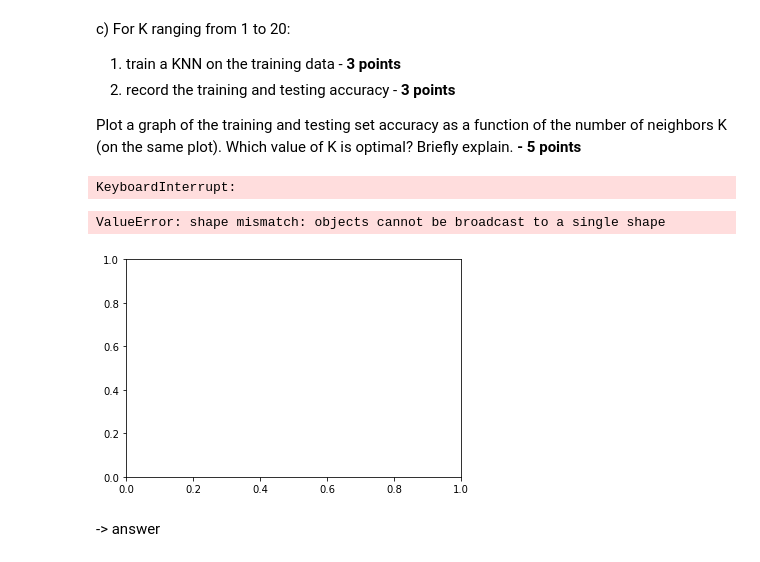
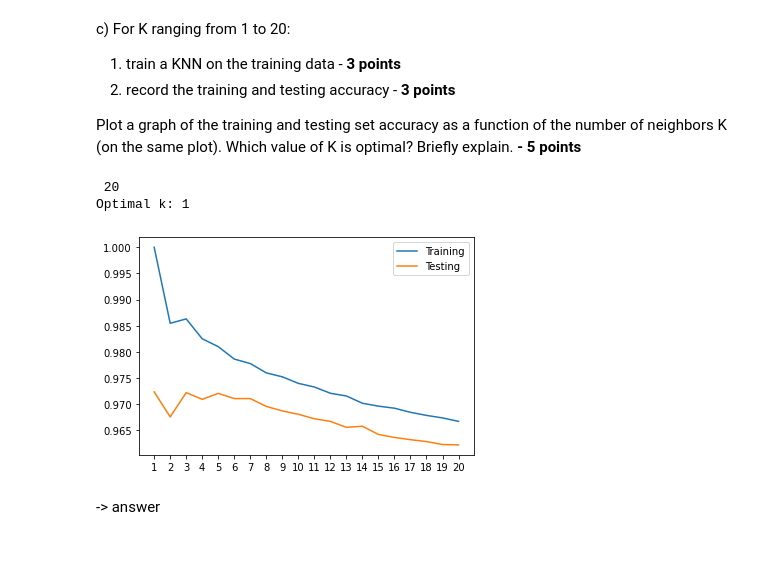
Before and after one commit to ivanisakov99/CS506, a Jupyter notebook: HW/4. Classification/homework4.ipynb, the cells around one changed output. Drawn from its saved outputs; the diff is of its cells as text; code cells hidden in the pictures.

```diff
--- a/HW/4. Classification/homework4.ipynb
+++ b/HW/4. Classification/homework4.ipynb
@@ -62,40 +116,23 @@ Y_test = Ytest[:n]
-# %%
-import sys
-train_acc, test_acc = [], []
-
-for k in range(1, 21):
-    knn = KNeighborsClassifier(n_neighbors=k).fit(X_train, Y_train)
-
-    Y_pred = knn.predict(X_train)
-    train_acc.append(round(accuracy_score(Y_train, Y_pred), 2))
-
-    Y_pred = knn.predict(X_test)
-    test_acc.append(accuracy_score(Y_test, Y_pred))
-
-    sys.stdout.write('\r {}'.format(k))
-# %% [output]
-KeyboardInterrupt:
-# %%
-x = np.arange(20)  # the label locations
-width = 0.35  # the width of the bars
-
-fig, ax = plt.subplots()
-rects1 = ax.bar(x - width/2, train_acc, width, label='Train')
-rects2 = ax.bar(x + width/2, test_acc, width, label='Test')
-
-ax.set_ylabel('Accuracy %')
-ax.set_title('k Neighbours')
-ax.legend()
-
-ax.bar_label(rects1, padding=3, fmt='%.2f')
-ax.bar_label(rects2, padding=3, fmt='%.2f')
-
-fig.tight_layout()
-fig.set_figwidth(15)
-plt.show()
-# %% [output]
-ValueError: shape mismatch: objects cannot be broadcast to a single shape
-[figure, removed]
+# %%
+train_scores, test_scores = [], []
+
+for k_n in range(1, 21):
+    knn = KNeighborsClassifier(n_neighbors=k_n).fit(X_TRAIN, Y_TRAIN)
+    train_scores.append(knn.score(X_TRAIN, Y_TRAIN))
+    test_scores.append(knn.score(X_TEST, Y_TEST))
+    sys.stdout.write('\r {}'.format(k_n))
+
+K = np.argmax(test_scores) + 1
+print('\nOptimal k:', K)
+plt.plot(range(1, 21), train_scores, label='Training')
+plt.plot(range(1, 21), test_scores, label='Testing')
+plt.xticks(range(1, 21))
+plt.legend()
+plt.show()
+# %% [output]
+ 20
+Optimal k: 1
+[figure, added]
 # %% [markdown]
 -> answer
 # %% [markdown]
```
Also changed, not shown: parts of 45 cells of this notebook.
